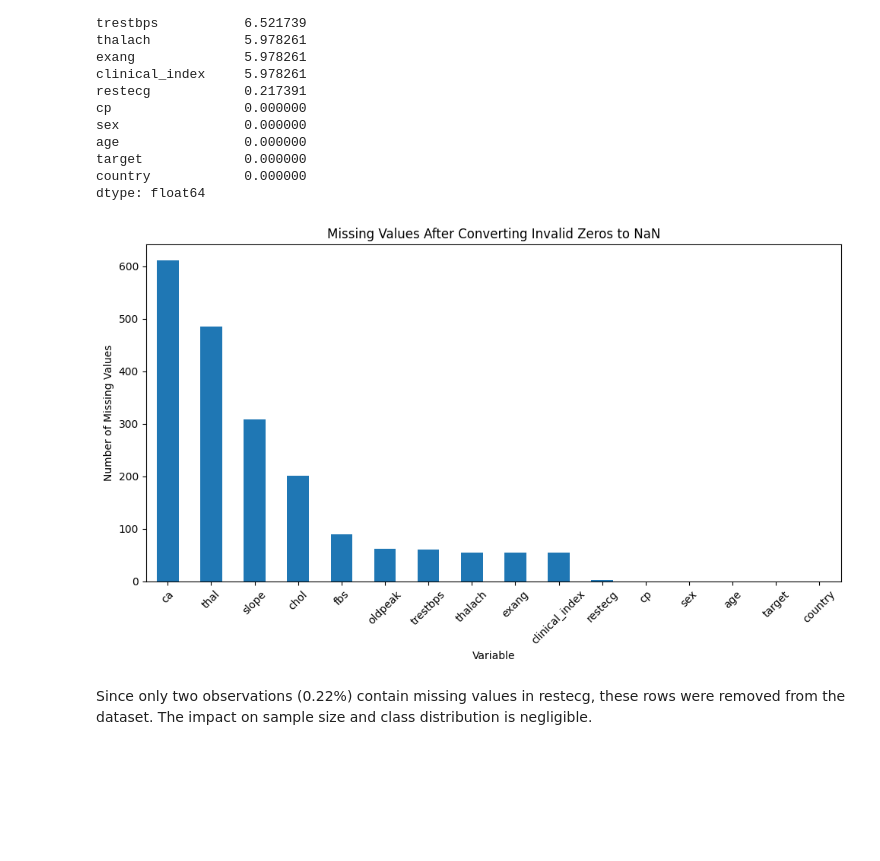
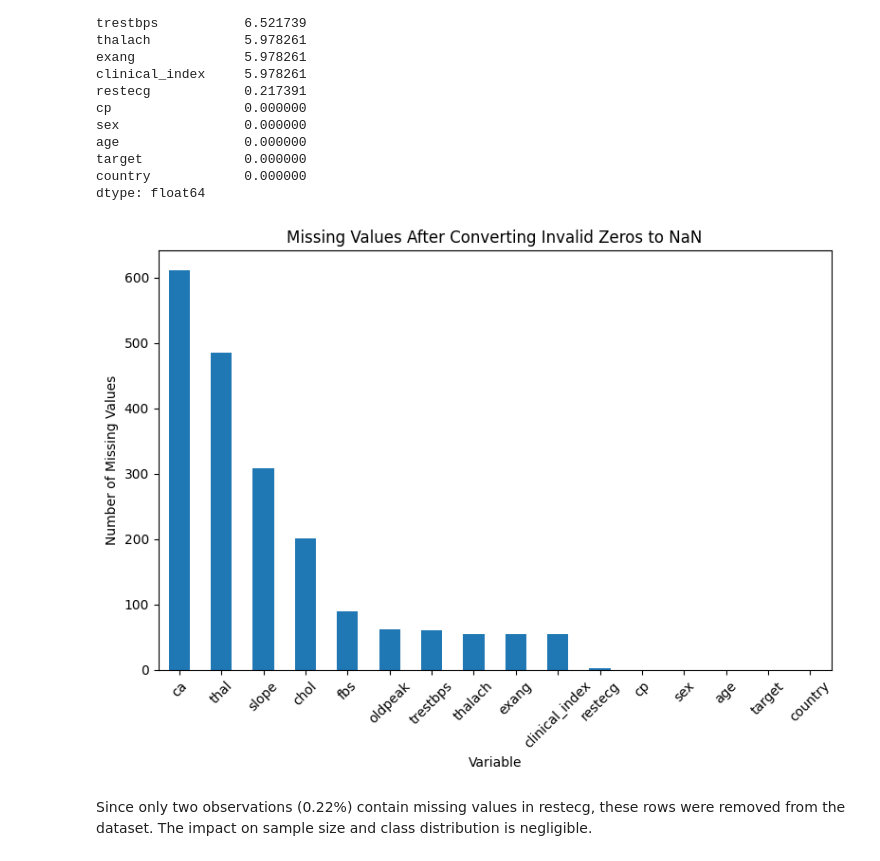
Before and after one commit to nubarshukurlu/heart-disease-analysis, a Jupyter notebook: Notebooks/03_data_cleaning.ipynb, the cells around one changed output. Saved outputs shown, nothing was run; the diff lists cells and outputs as text; code cells hidden in the pictures; blank space fills up the shorter version.

```diff
--- a/Notebooks/03_data_cleaning.ipynb
+++ b/Notebooks/03_data_cleaning.ipynb
@@ -74,18 +74,18 @@ dtype: float64
 # %%
 missing_counts = df_clean.isna().sum().sort_values(ascending=False)
 
-plt.figure(figsize=(10,6))
+plt.figure(figsize=(8,6))
 missing_counts.plot(kind="bar")
 
 plt.title("Missing Values After Converting Invalid Zeros to NaN")
 plt.xlabel("Variable")
 plt.ylabel("Number of Missing Values")
 
 plt.xticks(rotation=45)
 plt.tight_layout()
 plt.show()
 # %% [output]
-[figure, old version]
+[figure, new version]
 # %% [markdown]
 Since only two observations (0.22%) contain missing values in restecg, these rows were removed from the dataset. The impact on sample size and class distribution is negligible.
 # %%
```
Also changed, not shown: parts of 21 cells of this notebook.
